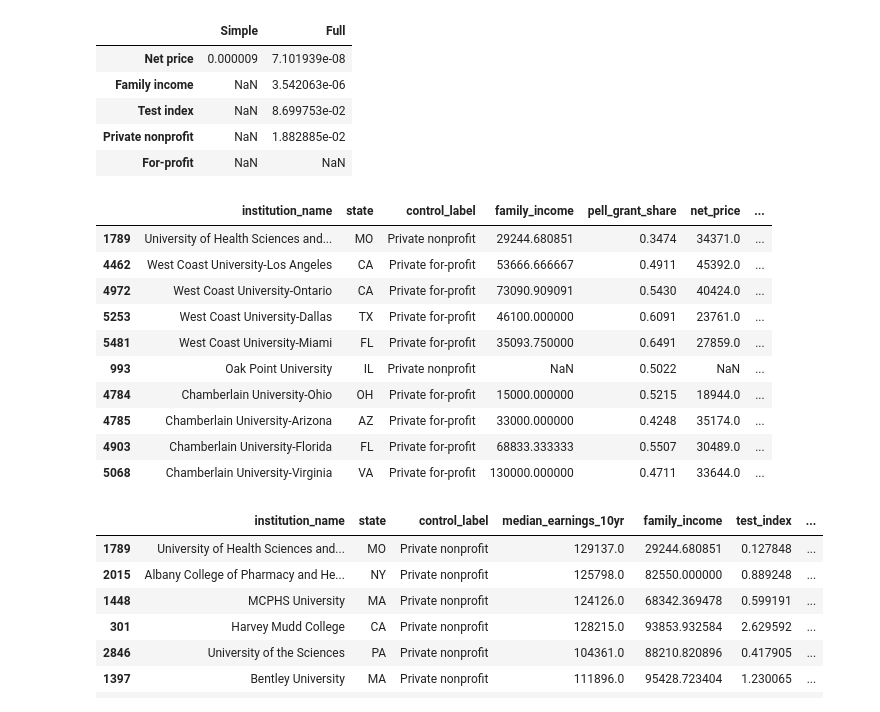
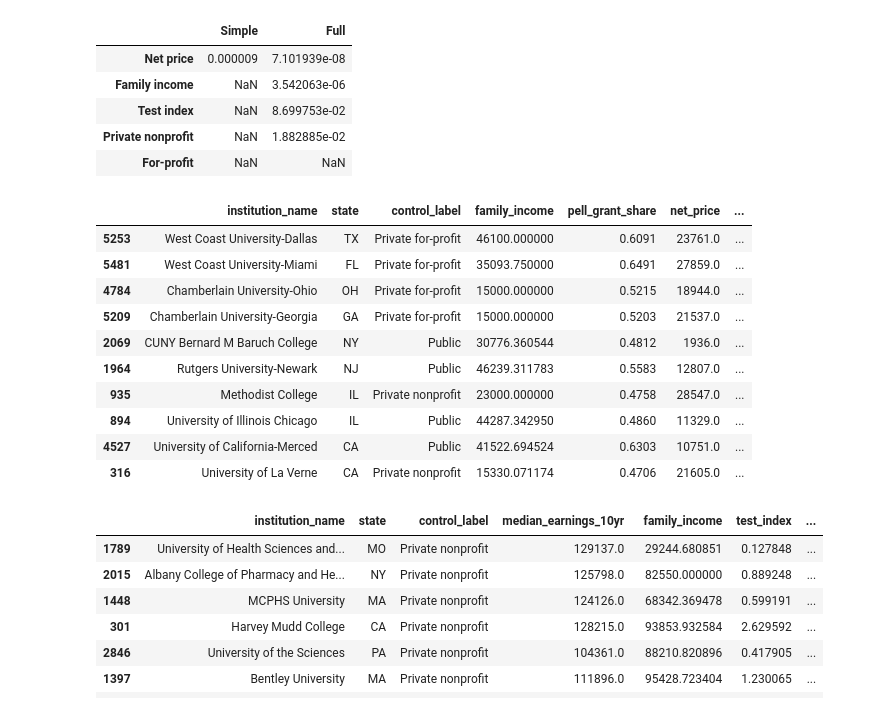
Before and after one commit to jethrochen0709/Econ570FinalProject, a Jupyter notebook: FInalProject.ipynb, the cells around one changed output. Saved outputs shown, nothing was run; the diff lists cells and outputs as text; code cells hidden in the pictures.

```diff
--- a/FInalProject.ipynb
+++ b/FInalProject.ipynb
@@ -510,28 +510,28 @@ display(repay_table)
 # %%
 # Q4.1: Low-income access with good outcomes
 pell_75 = scorecard["pell_grant_share"].quantile(0.75)
 family_25 = scorecard["family_income"].quantile(0.25)
-candidates = scorecard[(scorecard["pell_grant_share"] >= pell_75) | (scorecard["family_income"] <= family_25)]
+candidates = scorecard[(scorecard["pell_grant_share"] >= pell_75) & (scorecard["family_income"] <= family_25)]
 cols = ["institution_name", "state", "control_label", "family_income", "pell_grant_share", "net_price", "median_earnings_10yr", "repayment_rate_3yr"]
 good_outcomes = (
     candidates[cols]
     .dropna(subset=["median_earnings_10yr", "repayment_rate_3yr"])
     .sort_values(["median_earnings_10yr", "repayment_rate_3yr"], ascending=False)
     .head(10)
 )
 good_outcomes
 # %% [output]
 |  | institution_name | state | control_label | family_income | pell_grant_share | net_price | ... |
-| 1789 | University of Health Sciences and... | MO | Private nonprofit | 29244.680851 | 0.3474 | 34371.0 | ... |
-| 4462 | West Coast University-Los Angeles | CA | Private for-profit | 53666.666667 | 0.4911 | 45392.0 | ... |
-| 4972 | West Coast University-Ontario | CA | Private for-profit | 73090.909091 | 0.5430 | 40424.0 | ... |
 | 5253 | West Coast University-Dallas | TX | Private for-profit | 46100.000000 | 0.6091 | 23761.0 | ... |
 | 5481 | West Coast University-Miami | FL | Private for-profit | 35093.750000 | 0.6491 | 27859.0 | ... |
-| 993 | Oak Point University | IL | Private nonprofit | NaN | 0.5022 | NaN | ... |
 | 4784 | Chamberlain University-Ohio | OH | Private for-profit | 15000.000000 | 0.5215 | 18944.0 | ... |
-| 4785 | Chamberlain University-Arizona | AZ | Private for-profit | 33000.000000 | 0.4248 | 35174.0 | ... |
-| 4903 | Chamberlain University-Florida | FL | Private for-profit | 68833.333333 | 0.5507 | 30489.0 | ... |
-| 5068 | Chamberlain University-Virginia | VA | Private for-profit | 130000.000000 | 0.4711 | 33644.0 | ... |
+| 5209 | Chamberlain University-Georgia | GA | Private for-profit | 15000.000000 | 0.5203 | 21537.0 | ... |
+| 2069 | CUNY Bernard M Baruch College | NY | Public | 30776.360544 | 0.4812 | 1936.0 | ... |
+| 1964 | Rutgers University-Newark | NJ | Public | 46239.311783 | 0.5583 | 12807.0 | ... |
+| 935 | Methodist College | IL | Private nonprofit | 23000.000000 | 0.4758 | 28547.0 | ... |
+| 894 | University of Illinois Chicago | IL | Public | 44287.342950 | 0.4860 | 11329.0 | ... |
+| 4527 | University of California-Merced | CA | Public | 41522.694524 | 0.6303 | 10751.0 | ... |
+| 316 | University of La Verne | CA | Private nonprofit | 15330.071174 | 0.4706 | 21605.0 | ... |
 # %%
 # Q4.2: Schools over-performing on earnings relative to student background (value-added residuals)
 # This question aims to find schools that "over-perform" on earnings after controlling for student background
```
